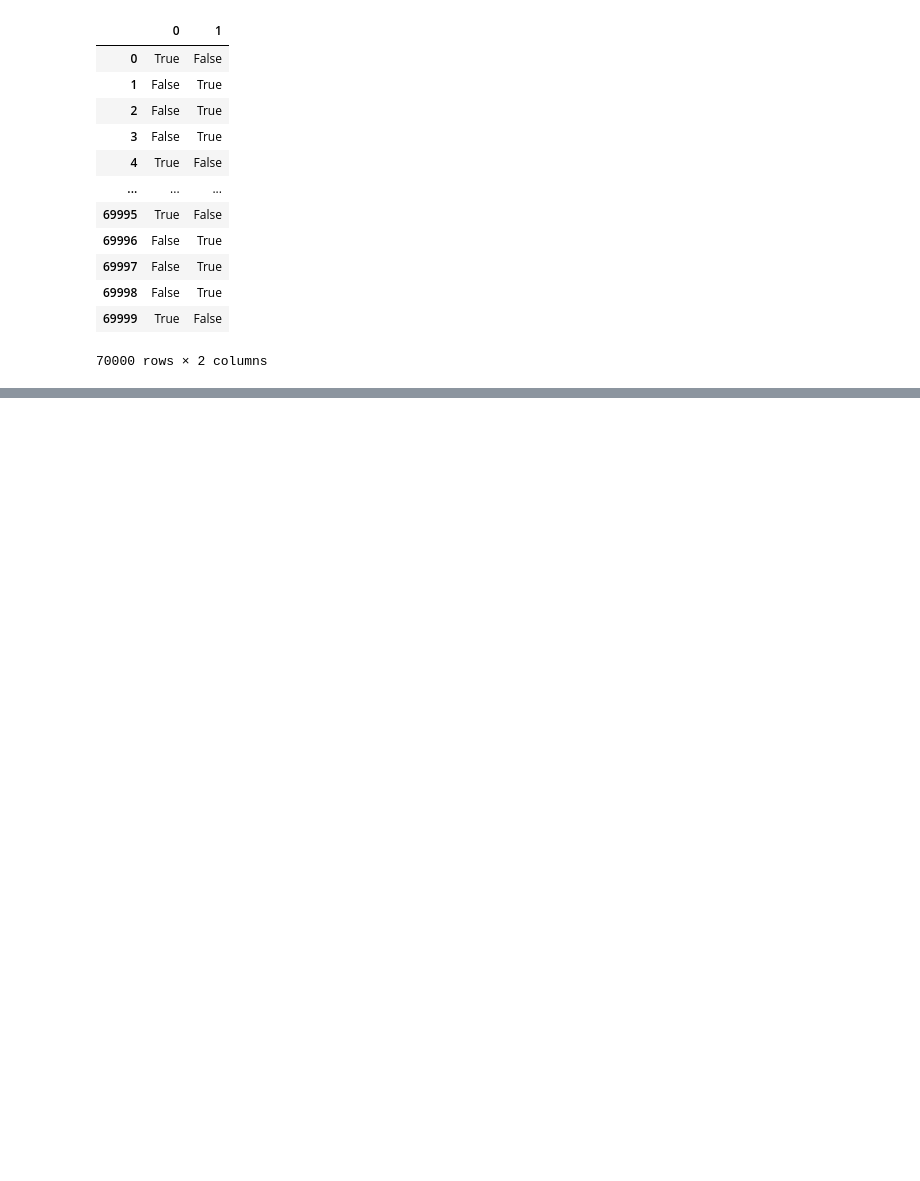
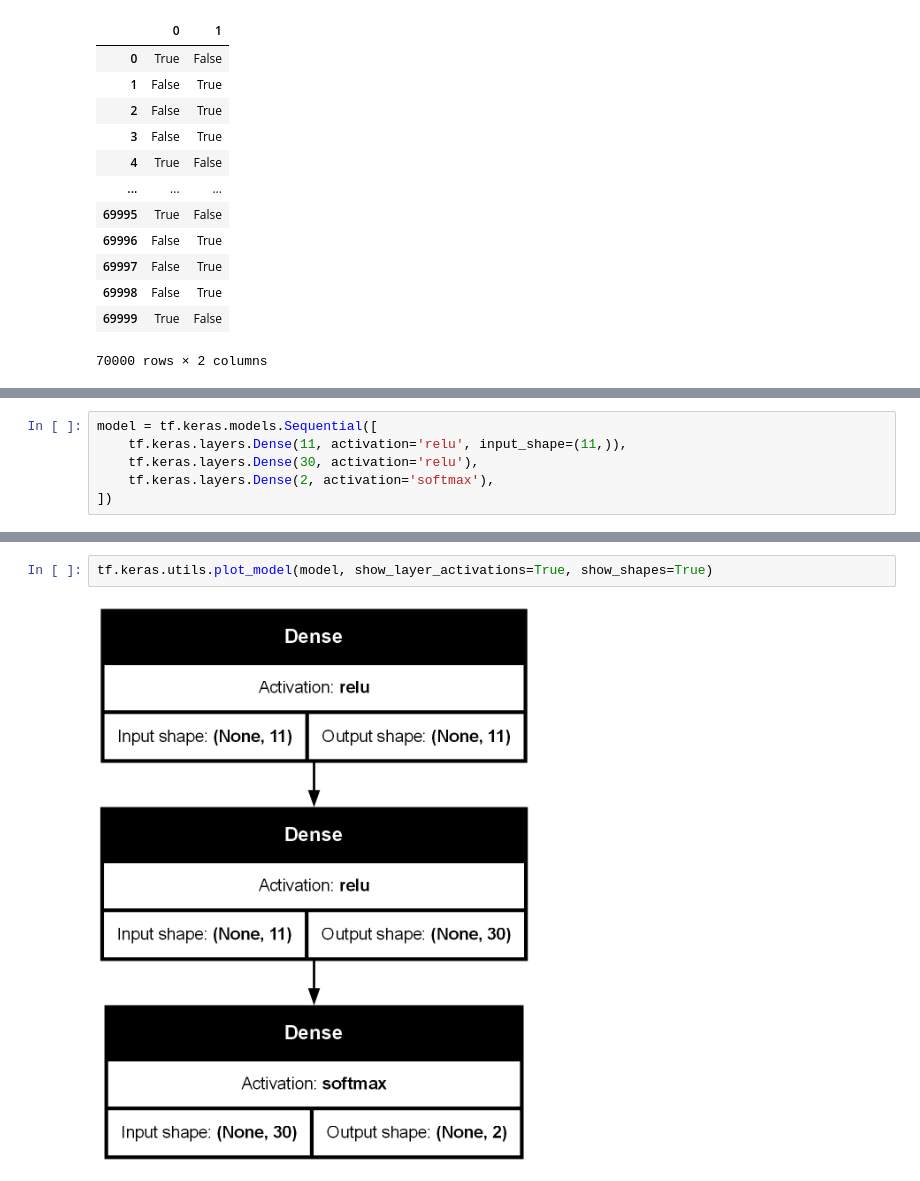
Before and after one commit to docroch/learning-data-science, a Jupyter notebook: deep-learning/nn-heart.ipynb, the cells around one changed output, grey strips where cells are left out. Cells and saved outputs as stored; diff of their text form; blank space fills up the shorter version.

Commit message:
Fit model by tensorflow

```diff
--- a/deep-learning/nn-heart.ipynb
+++ b/deep-learning/nn-heart.ipynb
@@ -82,0 +86,6 @@ y
+# %%
+model = tf.keras.models.Sequential([
+    tf.keras.layers.Dense(11, activation='relu', input_shape=(11,)),
+    tf.keras.layers.Dense(30, activation='relu'),
+    tf.keras.layers.Dense(2, activation='softmax'),
+])
@@ -82,0 +108,4 @@ y
+# %%
+tf.keras.utils.plot_model(model, show_layer_activations=True, show_shapes=True)
+# %% [output]
+[figure, added]
```
Also changed, not shown: parts of 5 cells of this notebook.
